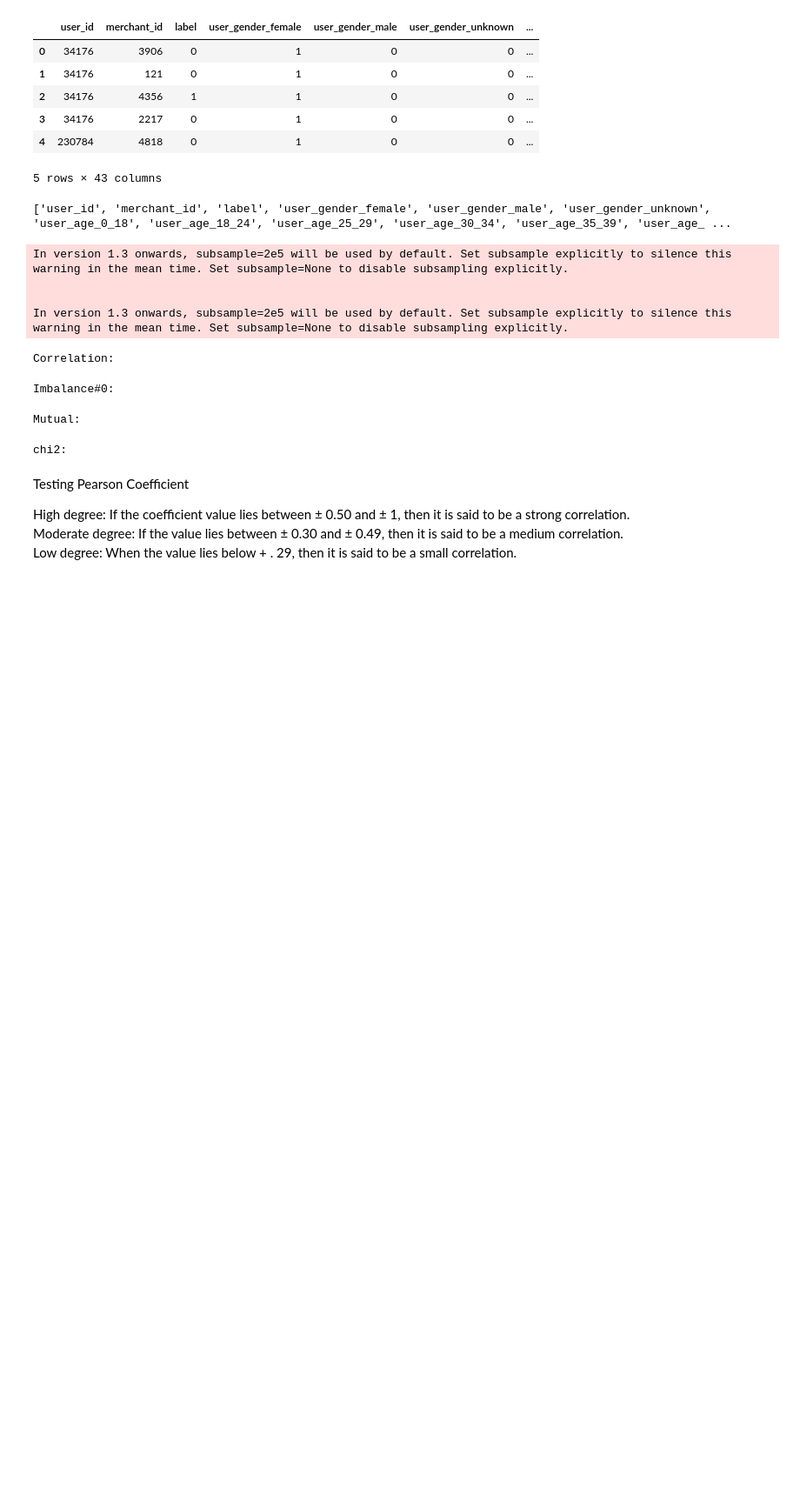
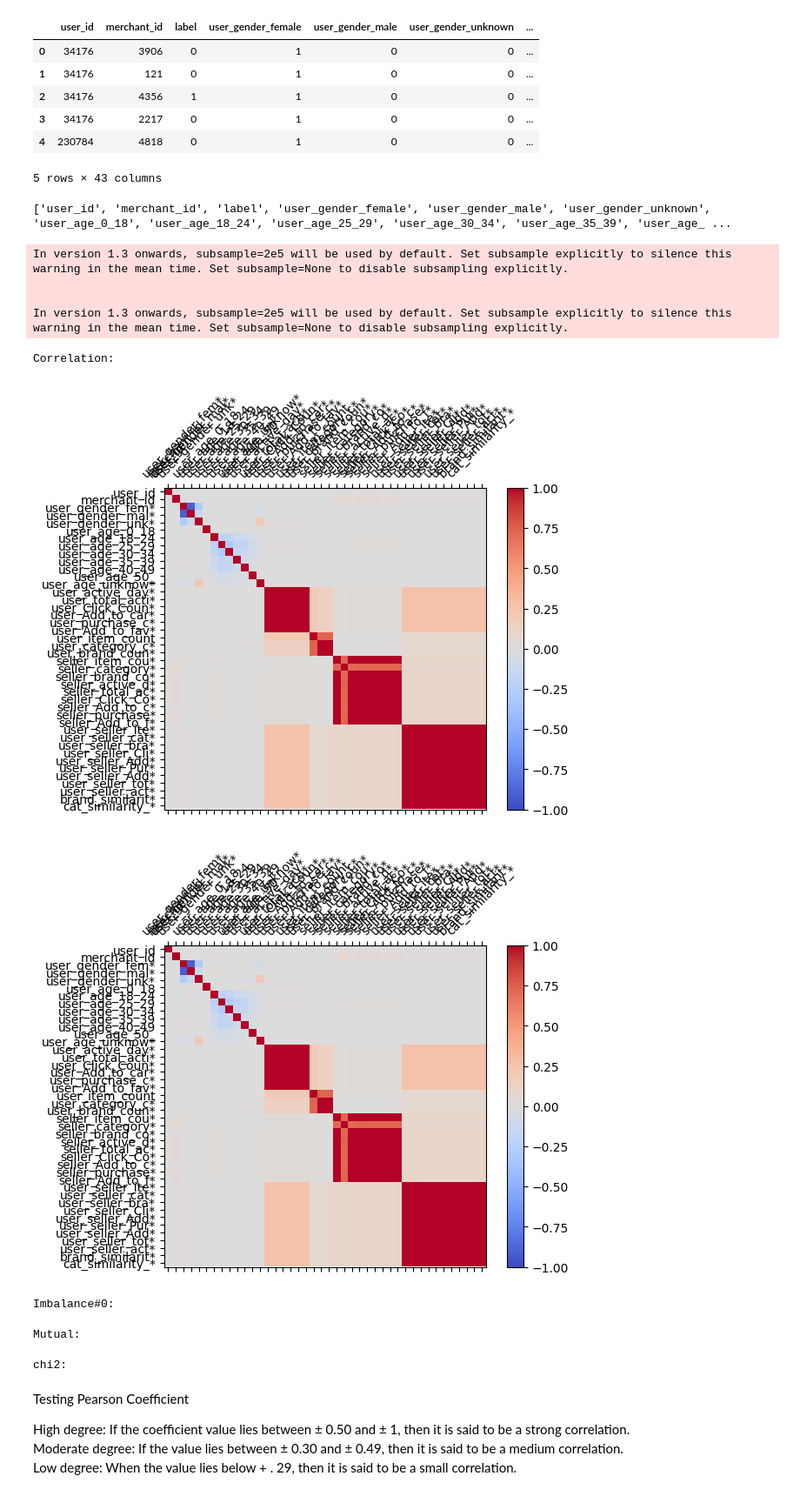
Before and after one commit to MrAlphalfa97/CECS_550, a Jupyter notebook: EDA/omni_stats.ipynb, the cells around one changed output. Shown: that part at 87% size. Saved outputs shown, nothing was run; the diff lists cells and outputs as text; code cells hidden in the pictures; blank space fills up the shorter version.

Commit message:
test plot

```diff
--- a/EDA/omni_stats.ipynb
+++ b/EDA/omni_stats.ipynb
@@ -60,9 +61,11 @@ explanations = explainer.explain_global(
 )
 # %%
 print("Correlation:")
-explanations["correlation"].ipython_plot()
+explanations["correlation"].plot()
 # %% [output]
 Correlation:
+[figure, added]
+[figure, added]
 # %%
 print("Imbalance#0:")
 explanations["imbalance#0"].ipython_plot()
```
Also changed, not shown: parts of 1 cell of this notebook.
